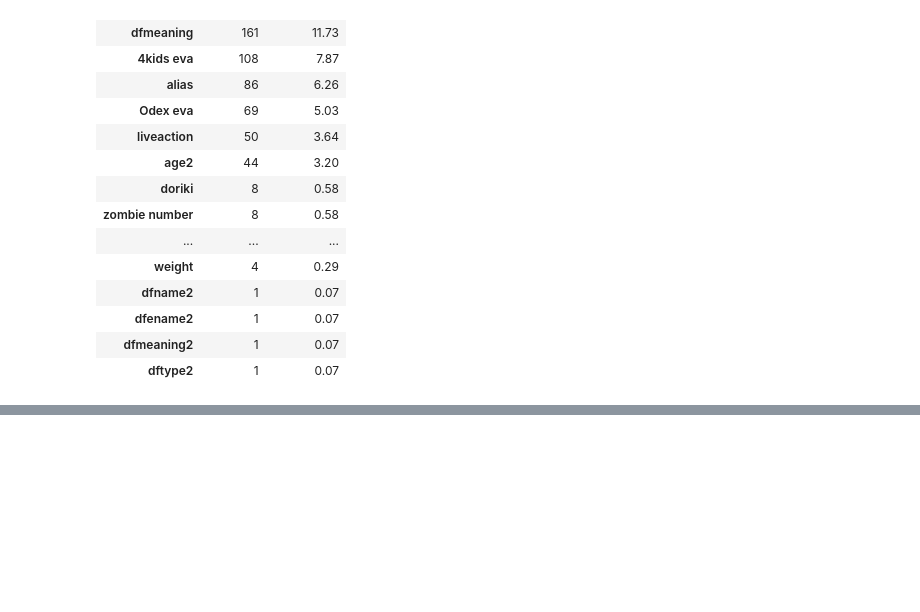
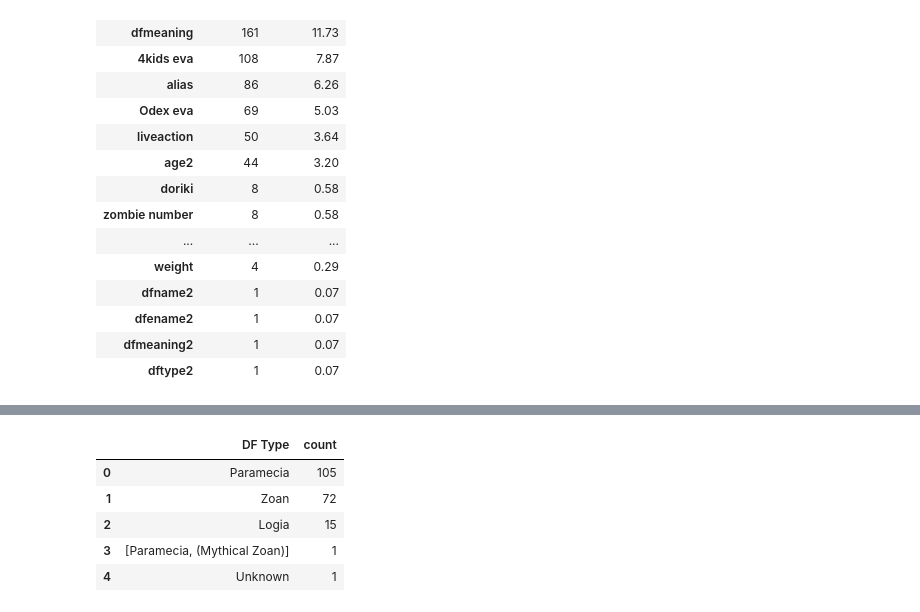
Before and after one commit to ismailsunni/onepieceofdata, a Jupyter notebook: notebooks/explore_character_clean.ipynb, the cells around one changed output, grey strips where cells are left out. Cells and saved outputs as stored; diff of their text form; code cells hidden in the pictures; blank space fills up the shorter version.

```diff
--- a/notebooks/explore_character_clean.ipynb
+++ b/notebooks/explore_character_clean.ipynb
@@ -88,0 +193,5 @@ display(HTML(second_part.to_html()))
+# %%
+# df['age'][0][0]
+df['true_age'] = df['age'].apply(get_age)
+
+print(df[['ename', 'true_age']].sort_values('true_age', ascending=False).head(20))
@@ -88,0 +368,15 @@ display(HTML(second_part.to_html()))
+# %%
+df['generic_df_type'] = df['dftype'].apply(get_generic_df_type)
+count_per_value = df['generic_df_type'].value_counts().reset_index()
+
+# Rename the columns for clarity
+count_per_value.columns = ['DF Type', 'count']
+
+display(HTML(count_per_value.to_html()))
+# %% [output]
+|  | DF Type | count |
+| 0 | Paramecia | 105 |
+| 1 | Zoan | 72 |
+| 2 | Logia | 15 |
+| 3 | [Paramecia, (Mythical Zoan)] | 1 |
+| 4 | Unknown | 1 |
```
Also changed, not shown: parts of 18 cells of this notebook.
